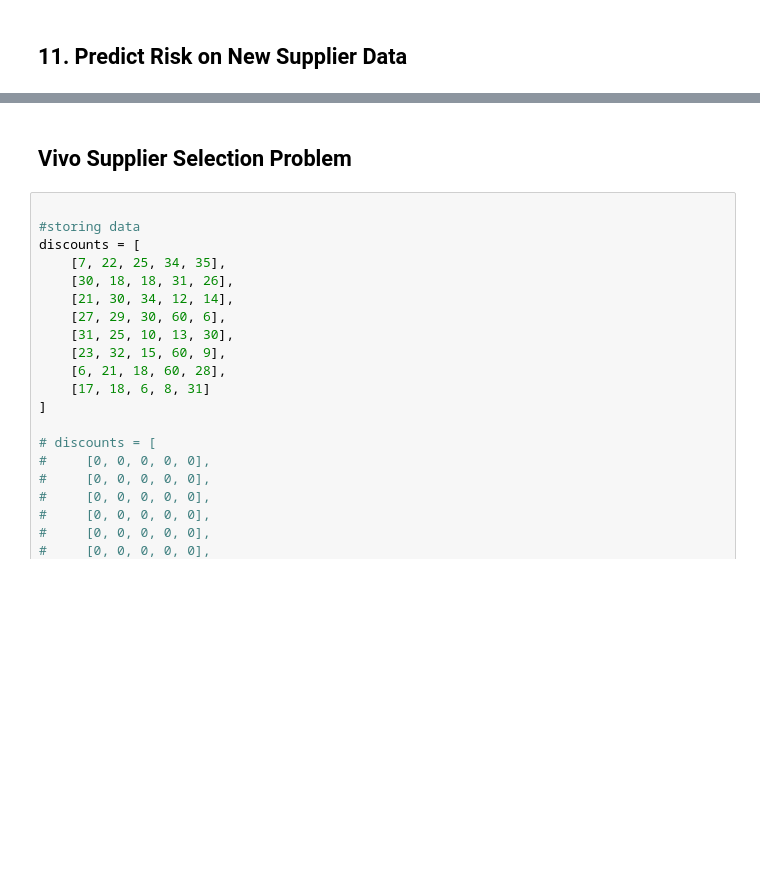
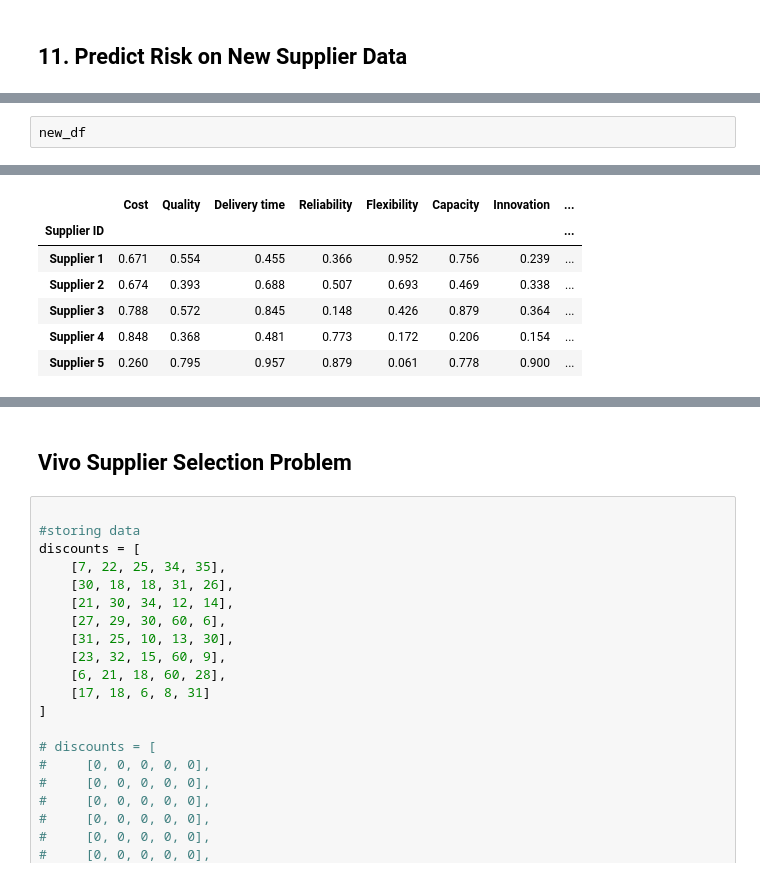
Before and after one commit to hksantosh/sscm, a Jupyter notebook: capstone/Intelligent_Supplier_Selection.ipynb, the cells around one changed output, grey strips where cells are left out. Saved outputs shown, nothing was run; the diff lists cells and outputs as text; blank space fills up the shorter version.

```diff
--- a/capstone/Intelligent_Supplier_Selection.ipynb
+++ b/capstone/Intelligent_Supplier_Selection.ipynb
@@ -296,0 +298,3 @@ AttributeError: ignored
+# %%
+new_df
+# %% [output]
@@ -297,2 +302,9 @@ AttributeError: ignored
+|  | Cost | Quality | Delivery time | Reliability | Flexibility | Capacity | Innovation | ... |
+| Supplier ID |  |  |  |  |  |  |  | ... |
+| Supplier 1 | 0.671 | 0.554 | 0.455 | 0.366 | 0.952 | 0.756 | 0.239 | ... |
+| Supplier 2 | 0.674 | 0.393 | 0.688 | 0.507 | 0.693 | 0.469 | 0.338 | ... |
+| Supplier 3 | 0.788 | 0.572 | 0.845 | 0.148 | 0.426 | 0.879 | 0.364 | ... |
+| Supplier 4 | 0.848 | 0.368 | 0.481 | 0.773 | 0.172 | 0.206 | 0.154 | ... |
+| Supplier 5 | 0.260 | 0.795 | 0.957 | 0.879 | 0.061 | 0.778 | 0.900 | ... |
 # %%
 prob_df
```
Also changed, not shown: parts of 12 cells of this notebook.
